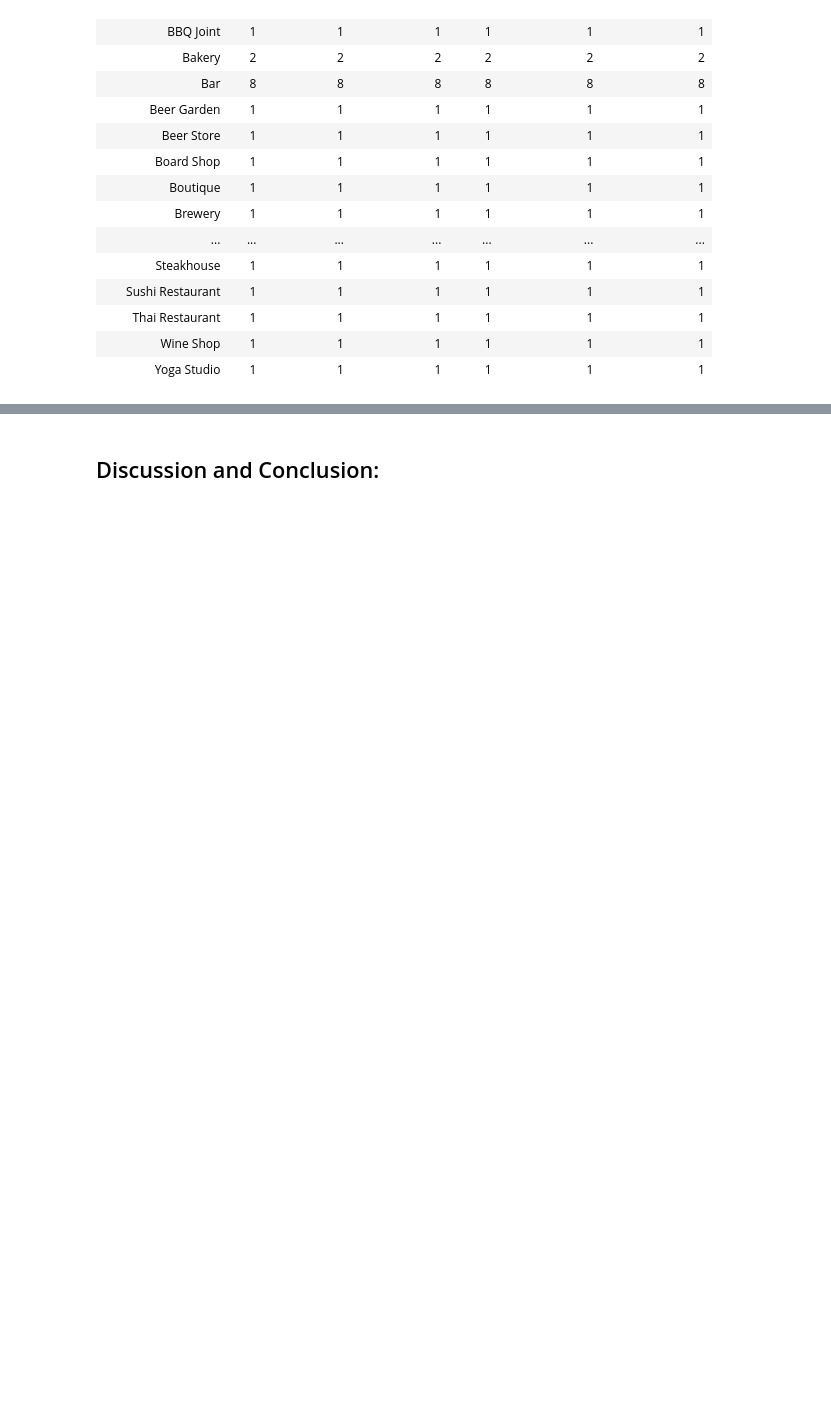
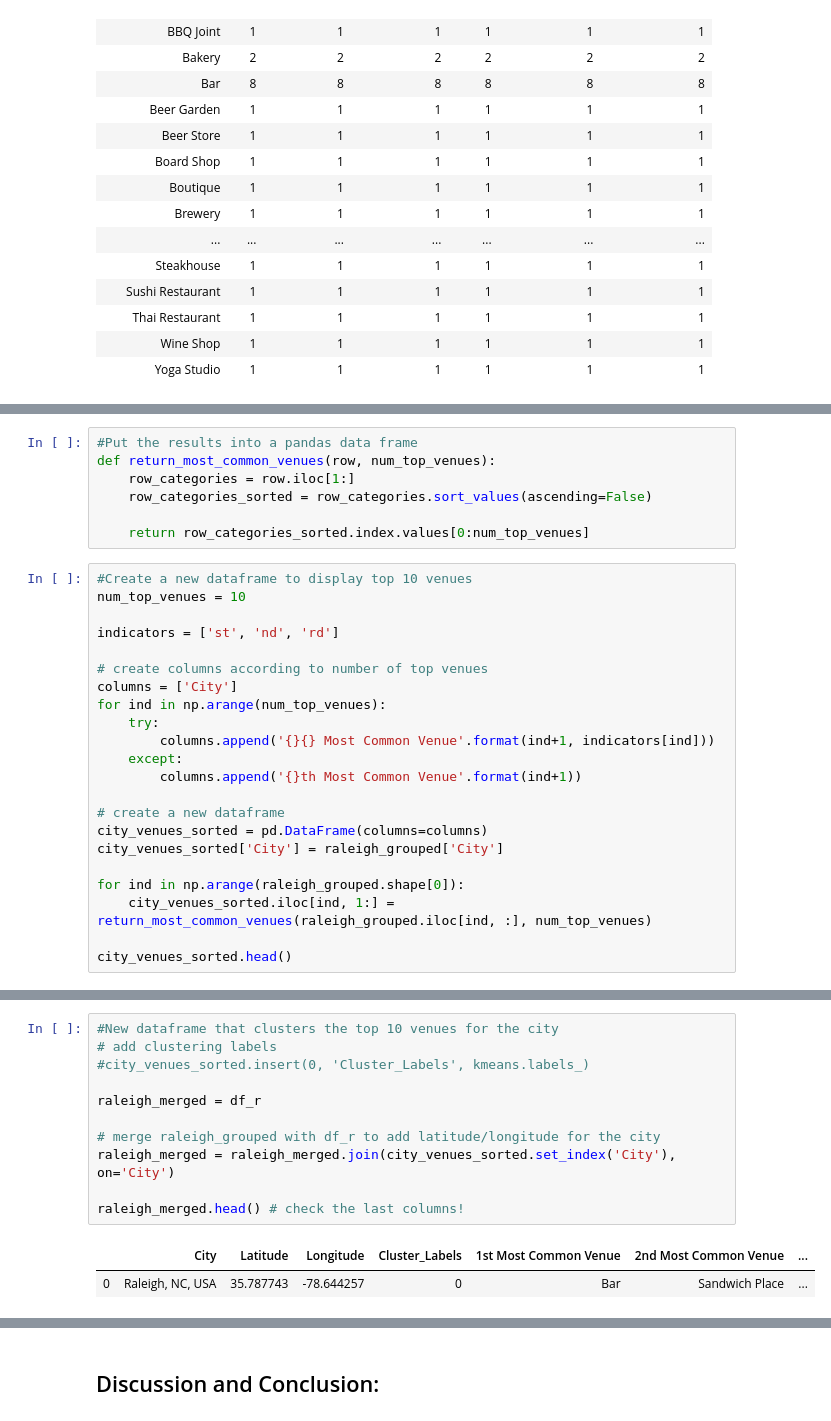
Before and after one commit to JL-coder/Coursera_Capstone, a Jupyter notebook: Battle of Neighborhoods.ipynb, the cells around one changed output, grey strips where cells are left out. Drawn from its saved outputs; the diff is of its cells as text; blank space fills up the shorter version.

```diff
--- a/Battle of Neighborhoods.ipynb
+++ b/Battle of Neighborhoods.ipynb
@@ -713,0 +765,29 @@ raleigh_venues.groupby('Venue Category').count()
+# %%
+#Put the results into a pandas data frame
+def return_most_common_venues(row, num_top_venues):
+    row_categories = row.iloc[1:]
+    row_categories_sorted = row_categories.sort_values(ascending=False)
+
+    return row_categories_sorted.index.values[0:num_top_venues]
+# %%
+#Create a new dataframe to display top 10 venues
+num_top_venues = 10
+
+indicators = ['st', 'nd', 'rd']
+
+# create columns according to number of top venues
+columns = ['City']
+for ind in np.arange(num_top_venues):
+    try:
+        columns.append('{}{} Most Common Venue'.format(ind+1, indicators[ind]))
+    except:
+        columns.append('{}th Most Common Venue'.format(ind+1))
+
+# create a new dataframe
+city_venues_sorted = pd.DataFrame(columns=columns)
+city_venues_sorted['City'] = raleigh_grouped['City']
+
+for ind in np.arange(raleigh_grouped.shape[0]):
+    city_venues_sorted.iloc[ind, 1:] = return_most_common_venues(raleigh_grouped.iloc[ind, :], num_top_venues)
+
+city_venues_sorted.head()
@@ -713,0 +838,14 @@ raleigh_venues.groupby('Venue Category').count()
+# %%
+#New dataframe that clusters the top 10 venues for the city
+# add clustering labels
+#city_venues_sorted.insert(0, 'Cluster_Labels', kmeans.labels_)
+
+raleigh_merged = df_r
+
+# merge raleigh_grouped with df_r to add latitude/longitude for the city
+raleigh_merged = raleigh_merged.join(city_venues_sorted.set_index('City'), on='City')
+
+raleigh_merged.head() # check the last columns!
+# %% [output]
+|  | City | Latitude | Longitude | Cluster_Labels | 1st Most Common Venue | 2nd Most Common Venue | ... |
+| 0 | Raleigh, NC, USA | 35.787743 | -78.644257 | 0 | Bar | Sandwich Place | ... |
```
Also changed, not shown: parts of 23 cells of this notebook.
